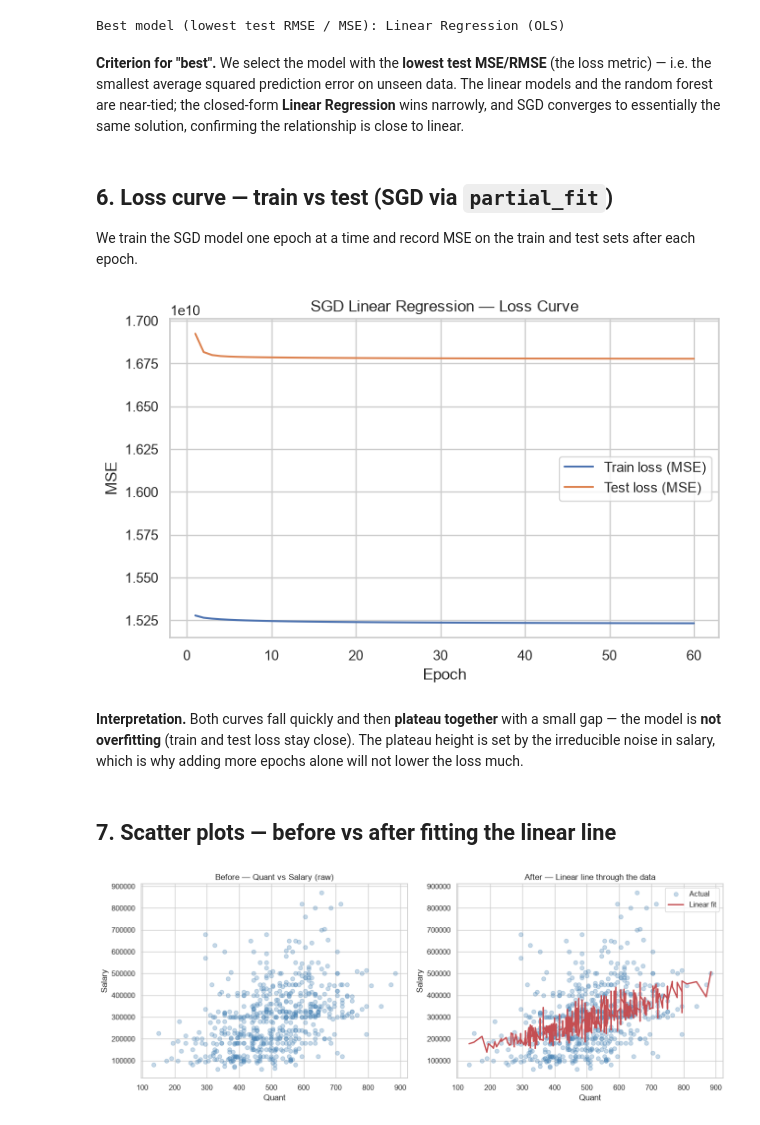
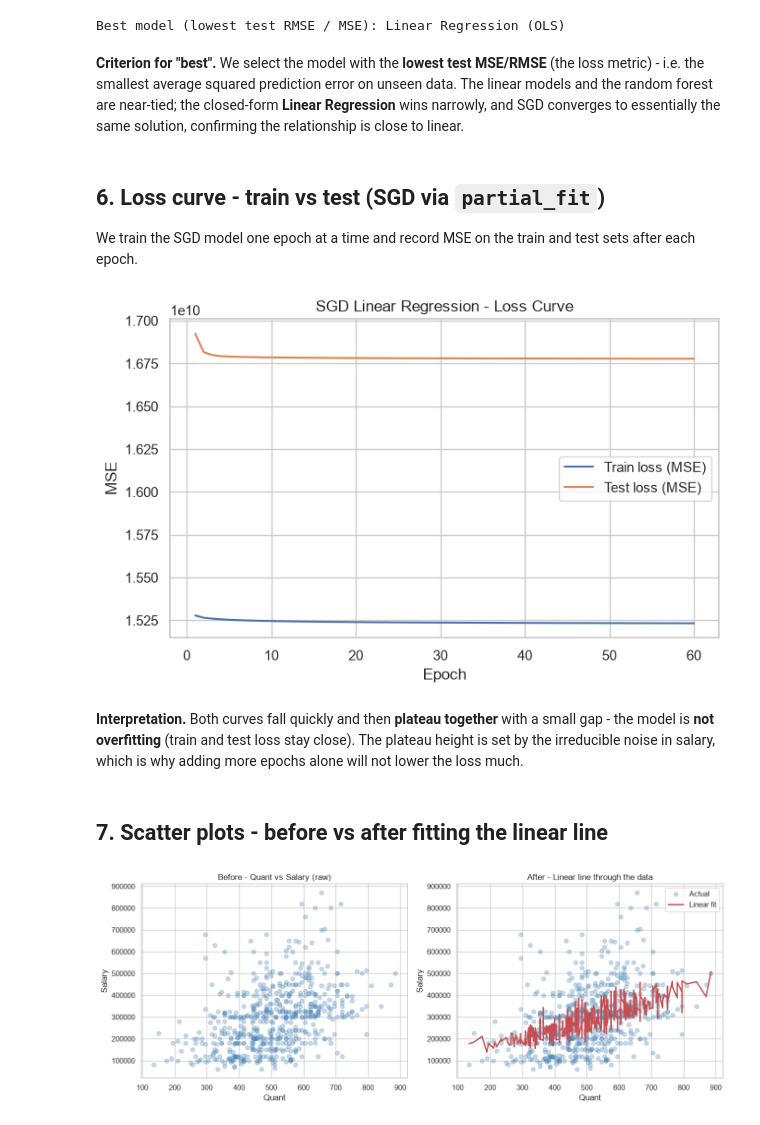
Before and after one commit to IH-honnette/ml_regression_analysis, a Jupyter notebook: summative/linear_regression/multivariate.ipynb, the cells around one changed output. Cells and saved outputs as stored; diff of their text form; code cells hidden in the pictures.

```diff
--- a/summative/linear_regression/multivariate.ipynb
+++ b/summative/linear_regression/multivariate.ipynb
@@ -236,40 +236,40 @@ print("Best model (lowest test RMSE / MSE):", best_name)
 Best model (lowest test RMSE / MSE): Linear Regression (OLS)
 # %% [markdown]
 **Criterion for "best".** We select the model with the **lowest test MSE/RMSE**
-(the loss metric) — i.e. the smallest average squared prediction error on unseen
+(the loss metric) - i.e. the smallest average squared prediction error on unseen
 data. The linear models and the random forest are near-tied; the closed-form
 **Linear Regression** wins narrowly, and SGD converges to essentially the same
 solution, confirming the relationship is close to linear.
 # %% [markdown]
-## 6. Loss curve — train vs test (SGD via `partial_fit`)
+## 6. Loss curve - train vs test (SGD via `partial_fit`)
 
 We train the SGD model one epoch at a time and record MSE on the train and test
 sets after each epoch.
 # %%
 sgd_lc = SGDRegressor(loss="squared_error", penalty="l2", alpha=1e-4,
                       learning_rate="invscaling", eta0=0.01,
                       random_state=RANDOM_STATE)
 n_epochs = 60
 train_loss, test_loss = [], []
 for _ in range(n_epochs):
     sgd_lc.partial_fit(X_train_s, y_train)
     train_loss.append(mean_squared_error(y_train, sgd_lc.predict(X_train_s)))
     test_loss.append(mean_squared_error(y_test, sgd_lc.predict(X_test_s)))
 
 plt.figure(figsize=(7, 4.5))
 plt.plot(range(1, n_epochs + 1), train_loss, label="Train loss (MSE)")
 plt.plot(range(1, n_epochs + 1), test_loss, label="Test loss (MSE)")
-plt.xlabel("Epoch"); plt.ylabel("MSE"); plt.title("SGD Linear Regression — Loss Curve")
+plt.xlabel("Epoch"); plt.ylabel("MSE"); plt.title("SGD Linear Regression - Loss Curve")
 plt.legend(); plt.tight_layout(); plt.show()
 # %% [output]
-[figure, old version]
+[figure, new version]
 # %% [markdown]
 **Interpretation.** Both curves fall quickly and then **plateau together** with a
-small gap — the model is **not overfitting** (train and test loss stay close). The
+small gap - the model is **not overfitting** (train and test loss stay close). The
 plateau height is set by the irreducible noise in salary, which is why adding more
 epochs alone will not lower the loss much.
 # %% [markdown]
-## 7. Scatter plots — before vs after fitting the linear line
+## 7. Scatter plots - before vs after fitting the linear line
 # %%
 fig, axes = plt.subplots(1, 2, figsize=(13, 5))
 
```
Also changed, not shown: parts of 6 cells of this notebook, 5 other files.
